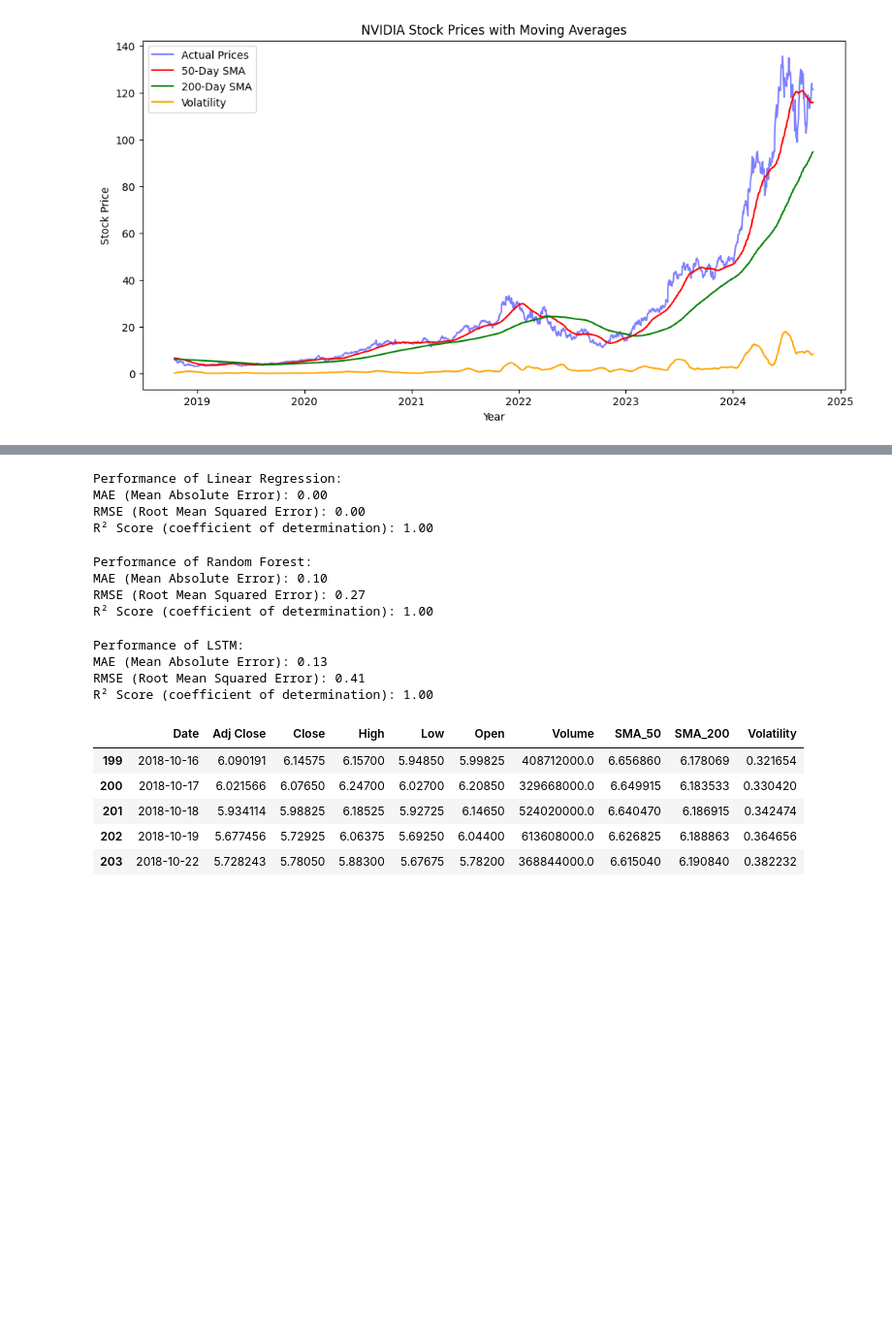
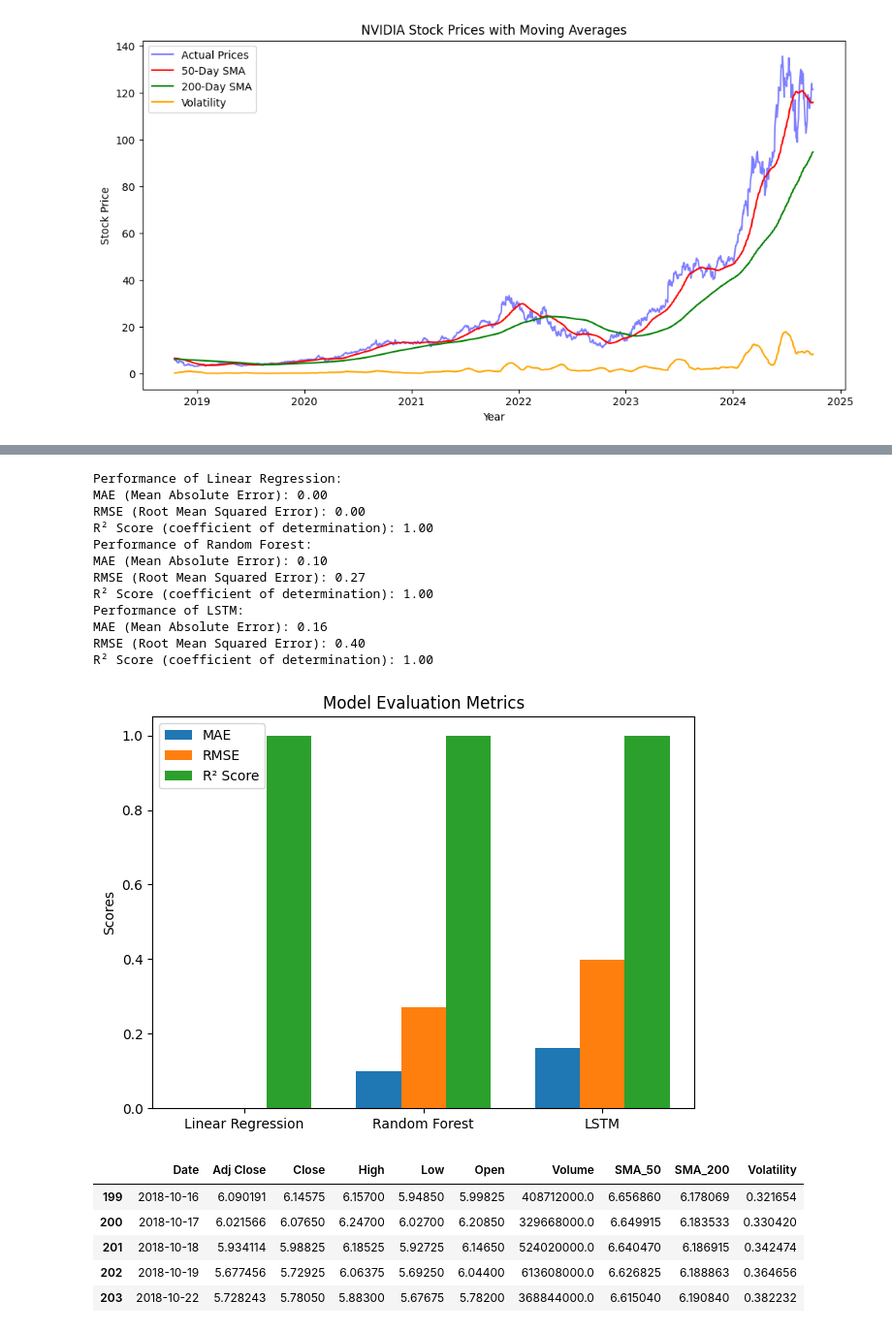
Before and after one commit to smkhowaja08/data-science-project, a Jupyter notebook: predicting_nvidia_stock_prices_using_machine_learning_models.ipynb, the cells around one changed output, grey strips where cells are left out. Shown at 97% size. Saved outputs shown, nothing was run; the diff lists cells and outputs as text; code cells hidden in the pictures; blank space fills up the shorter version.

Commit message:
comparison of different model with graph

```diff
--- a/predicting_nvidia_stock_prices_using_machine_learning_models.ipynb
+++ b/predicting_nvidia_stock_prices_using_machine_learning_models.ipynb
@@ -334,27 +326,49 @@ def evaluate_model(y_true, y_pred, model_name):
     print(f"MAE (Mean Absolute Error): {mae:.2f}")
     print(f"RMSE (Root Mean Squared Error): {rmse:.2f}")
     print(f"R² Score (coefficient of determination): {r2:.2f}")
+    return model_name, mae, rmse, r2
-# %%
-evaluate_model(y_test, y_pred_lr, "Linear Regression")
-# %% [output]
-Performance of Linear Regression:
-MAE (Mean Absolute Error): 0.00
-RMSE (Root Mean Squared Error): 0.00
-R² Score (coefficient of determination): 1.00
-# %%
-evaluate_model(y_test, y_pred_rf, "Random Forest")
-# %% [output]
-Performance of Random Forest:
-MAE (Mean Absolute Error): 0.10
-RMSE (Root Mean Squared Error): 0.27
-R² Score (coefficient of determination): 1.00
-# %%
-evaluate_model(y_test_lstm, y_pred_lstm.flatten(), "LSTM")
-# %% [output]
-Performance of LSTM:
-MAE (Mean Absolute Error): 0.13
-RMSE (Root Mean Squared Error): 0.41
-R² Score (coefficient of determination): 1.00
+# %%
+# Collecting the data
+results = [
+    evaluate_model(y_test, y_pred_lr, "Linear Regression"),
+    evaluate_model(y_test, y_pred_rf, "Random Forest"),
+    evaluate_model(y_test_lstm, y_pred_lstm.flatten(), "LSTM"),
+]
+
+# Unpacking results
+model_names, mae_values, rmse_values, r2_values = zip(*results)
+
+# Creating the bar chart
+x = np.arange(len(model_names))
+width = 0.25
+
+fig, ax = plt.subplots()
+ax.bar(x - width, mae_values, width, label='MAE')
+ax.bar(x, rmse_values, width, label='RMSE')
+ax.bar(x + width, r2_values, width, label='R² Score')
+
+ax.set_ylabel('Scores')
+ax.set_title('Model Evaluation Metrics')
+ax.set_xticks(x)
+ax.set_xticklabels(model_names)
+ax.legend()
+
+plt.tight_layout()
+plt.show()
+# %% [output]
+Performance of Linear Regression:
+MAE (Mean Absolute Error): 0.00
+RMSE (Root Mean Squared Error): 0.00
+R² Score (coefficient of determination): 1.00
+Performance of Random Forest:
+MAE (Mean Absolute Error): 0.10
+RMSE (Root Mean Squared Error): 0.27
+R² Score (coefficient of determination): 1.00
+Performance of LSTM:
+MAE (Mean Absolute Error): 0.16
+RMSE (Root Mean Squared Error): 0.40
+R² Score (coefficient of determination): 1.00
+[figure, added]
 # %%
 df_nvidia.head()
 # %% [output]
```
Also changed, not shown: parts of 7 cells of this notebook.
